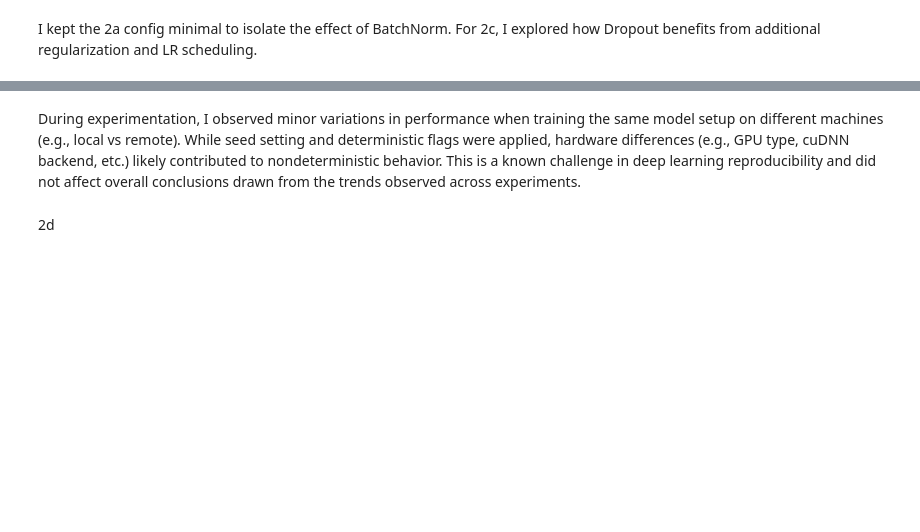
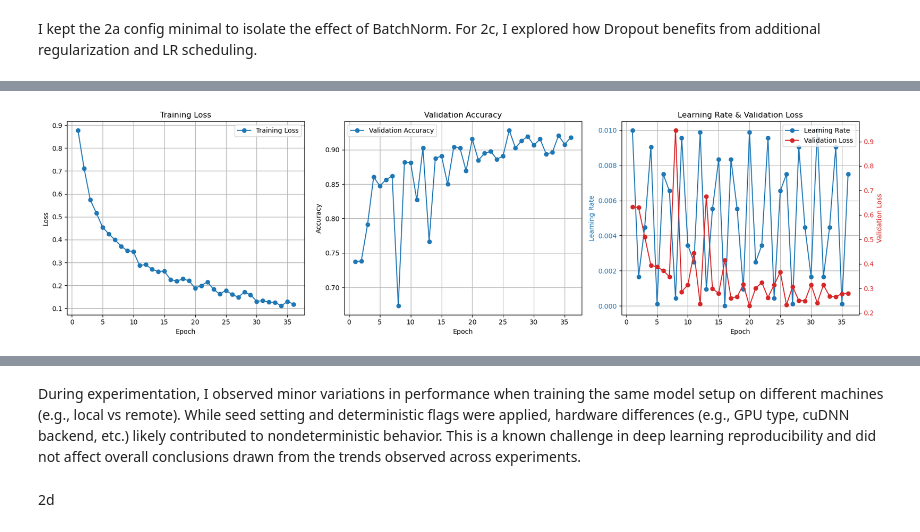
Before and after one commit to tihassfjord/FYS3033DL, a Jupyter notebook: newmain22.ipynb, the cells around one changed output, grey strips where cells are left out. Drawn from its saved outputs; the diff is of its cells as text; code cells hidden in the pictures; blank space fills up the shorter version.

```diff
--- a/newmain22.ipynb
+++ b/newmain22.ipynb
@@ -109,13 +99,30 @@ from src.evaluation import classification_summary, plot_confusion_matrix, plot_p
 import torch
 import torch.nn as nn
 import torch.optim as optim
-from torch.optim.lr_scheduler import StepLR, ReduceLROnPlateau, OneCycleLR, CosineAnnealingLR
+from torch.optim.lr_scheduler import StepLR, ReduceLROnPlateau, OneCycleLR, CosineAnnealingLR, CosineAnnealingWarmRestarts
 from torchvision.transforms import v2
+from src.utils import load_problem2_data
+from sklearn.model_selection import train_test_split
+import numpy as np
 
+import warnings
+warnings.filterwarnings('ignore', category=FutureWarning)
 # Set seed and device
 set_seed(42)
 device = torch.device("cuda" if torch.cuda.is_available() else "cpu")
 
+# increase speed of training but less accurate results
+torch.backends.cudnn.benchmark = True
+
+# load the data
+train_images, train_labels, val_images, val_labels = load_problem2_data()
+
+# combine the training and validation data
+combined_images = np.concatenate((train_images, val_images), axis=0)
+combined_labels = np.concatenate((train_labels, val_labels), axis=0)
+
+# train/test split
+X_train, X_val, y_train, y_val = train_test_split(combined_images, combined_labels, test_size=0.2, random_state=42)
 # Compute mean and std for the training set
 ds_mean, ds_std = compute_npz_mean_std(combined_images)
 
@@ -133,7 +140,10 @@ train_transform = v2.Compose([
 ])
 
 # Define validation transforms (no augmentation)
-val_transform = v2.Normalize(mean=ds_mean.tolist(), std=ds_std.tolist())
+val_transform = v2.Compose([
+    v2.ToDtype(torch.float32, scale=True),
+    v2.Normalize(mean=ds_mean.tolist(), std=ds_std.tolist())
+])
 
 
 # Prepare datasets once
@@ -146,23 +156,23 @@ val_dataset = ImageDataset(X_val, y_val, transform=val_transform)
 
 # Define experiment configurations
 configs = [
-    {
-        "name": "2a_SGD_no_dropout",
-        "dropout": False,
-        "optimizer": "sgd",
-        "weight_decay": 5e-4,
-        "use_scheduler": False,
-        "batch_size": 32,
-        "lr": 1e-3
-    },
-    {
-        "name": "2a_Adam_no_dropout",
-        "dropout": False,
-        "optimizer": "adam",
-        "weight_decay": 0,
-        "use_scheduler": False,
-        "batch_size": 32
-    },
+    # {
+    #     "name": "2a_SGD_no_dropout",
+    #     "dropout": False,
+    #     "optimizer": "sgd",
+    #     "weight_decay": 5e-4,
+    #     "use_scheduler": False,
+    #     "batch_size": 32,
+    #     "lr": 1e-3
+    # # },
+    # {
+    #     "name": "2a_Adam_no_dropout",
+    #     "dropout": False,
+    #     "optimizer": "adam",
+    #     "weight_decay": 0,
+    #     "use_scheduler": False,
+    #     "batch_size": 32
+    # },
     {
         "name": "2c_SGD_dropout",
         "dropout": True,
@@ -187,7 +197,19 @@ configs = [
 for cfg in configs:
     print(f"\n\n=== Training: {cfg['name']} (Batch size: {cfg['batch_size']}) ===")
 
-    # Create dataloaders with specified batch size
+    # # Create dataloaders with specified batch size
+    # num_workers = os.cpu_count() - os.cpu_count() // 2
+    # dataloaders = {
+    #     'train': DataLoader(train_dataset, batch_size=cfg['batch_size'],
+    #                         shuffle=True,  pin_memory=True,
+    #                         num_workers=num_workers, persistent_workers=True,
+    #                         prefetch_factor=4),
+    #     'val'  : DataLoader(val_dataset,   batch_size=cfg['batch_size'],
+    #                         shuffle=False, pin_memory=True,
+    #                         num_workers=num_workers)
+    # }
+
+
     dataloaders = {
         'train': DataLoader(
             train_dataset,
@@ -210,7 +232,7 @@ for cfg in configs:
 
     # Setup optimizer based on configuration
     optimizer_name = cfg.get("optimizer", "adam").lower()
-    lr = cfg.get("lr", 0.1 if optimizer_name == "sgd" else 1e-3)
+    lr = cfg.get("lr", 1e-2 if optimizer_name == "sgd" else 1e-3)
     if optimizer_name == "sgd":
         optimizer = optim.SGD(
             model.parameters(),
@@ -220,7 +242,11 @@ for cfg in configs:
             nesterov=True
         )
         if cfg["use_scheduler"]:
-            scheduler = CosineAnnealingLR(optimizer, T_max=100)
+            scheduler = CosineAnnealingLR(
+                optimizer,
+                T_max=30,
+                eta_min=1e-6
+            )
         else:
             scheduler = None
     else:
@@ -236,7 +262,7 @@ for cfg in configs:
             scheduler = None
     # Setup scheduler (if any)
     # scheduler = StepLR(optimizer, step_size=15, gamma=0.5) if cfg["use_scheduler"] else None
-    # scheduler = ReduceLROnPlateau(optimizer, mode='min', factor=0.4, patience=5) if cfg["use_scheduler"] else None
+    # scheduler = ReduceLROnPlateau(optimizer, mode='min', factor=0.1, patience=2) if cfg["use_scheduler"] else None
     # Train the model
     trained_model = train_model(
         model=model,
@@ -247,7 +273,7 @@ for cfg in configs:
         device=device,
         num_epochs=100,
         model_name=f"{cfg['name']}_bs{cfg['batch_size']}",
-        patience=15
+        patience=10
     )
 
     # Evaluate the model
@@ -281,0 +316 @@ KeyboardInterrupt:
+[figure, added]
```
Also changed, not shown: parts of 20 cells of this notebook, 11 other files.
